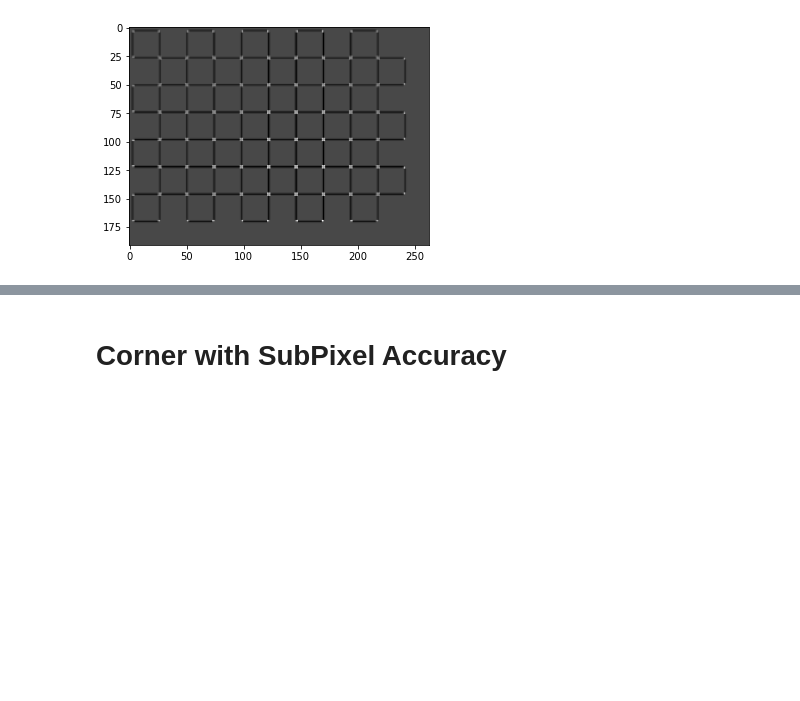
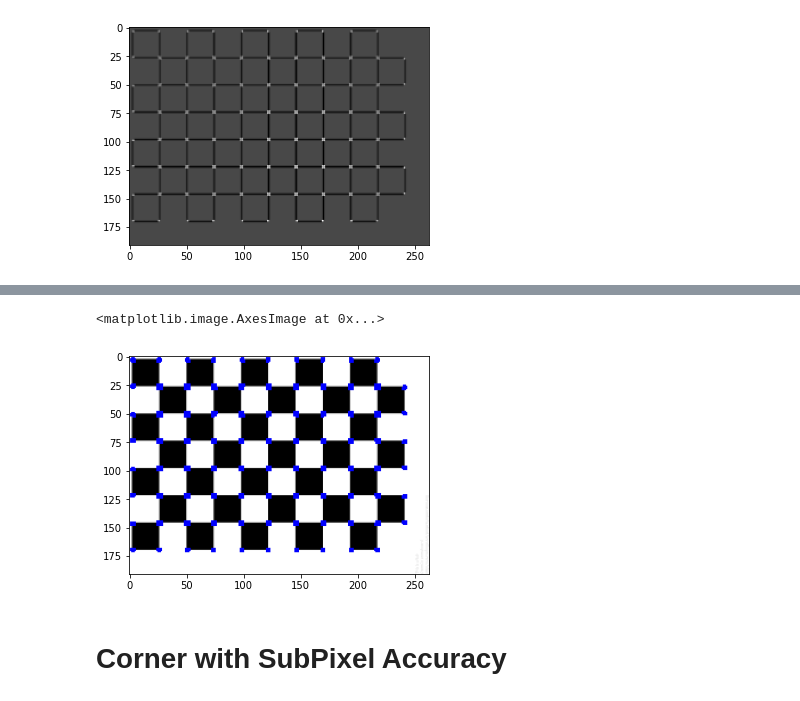
Before and after one commit to Amjid-Ali/OpenCv, a Jupyter notebook: Features Detection/corner detection/Untitled.ipynb, the cells around one changed output, grey strips where cells are left out. Saved outputs shown, nothing was run; the diff lists cells and outputs as text; code cells hidden in the pictures; blank space fills up the shorter version.

```diff
--- a/Features Detection/corner detection/Untitled.ipynb
+++ b/Features Detection/corner detection/Untitled.ipynb
@@ -8,7 +9,7 @@ import matplotlib.pyplot as plt
 image=cv2.imread("./chessboard.png")
 gray_scale=cv2.cvtColor(image,cv2.COLOR_BGR2GRAY)
 # %%
-image=image.astype(np.float32)
+gray_sclae=gray_scale.astype(np.float32)
 # %% [markdown]
 # corner detction
 # %%
@@ -26,2 +35,5 @@ image[dilate_image>0.01*dilate_image.max()]=[0,0,255]
 # %%
-# plt.imshow(image)
+plt.imshow(image)
+# %% [output]
+<matplotlib.image.AxesImage at 0x...>
+[figure, added]
```
Also changed, not shown: parts of 11 cells of this notebook, 18 other files.
